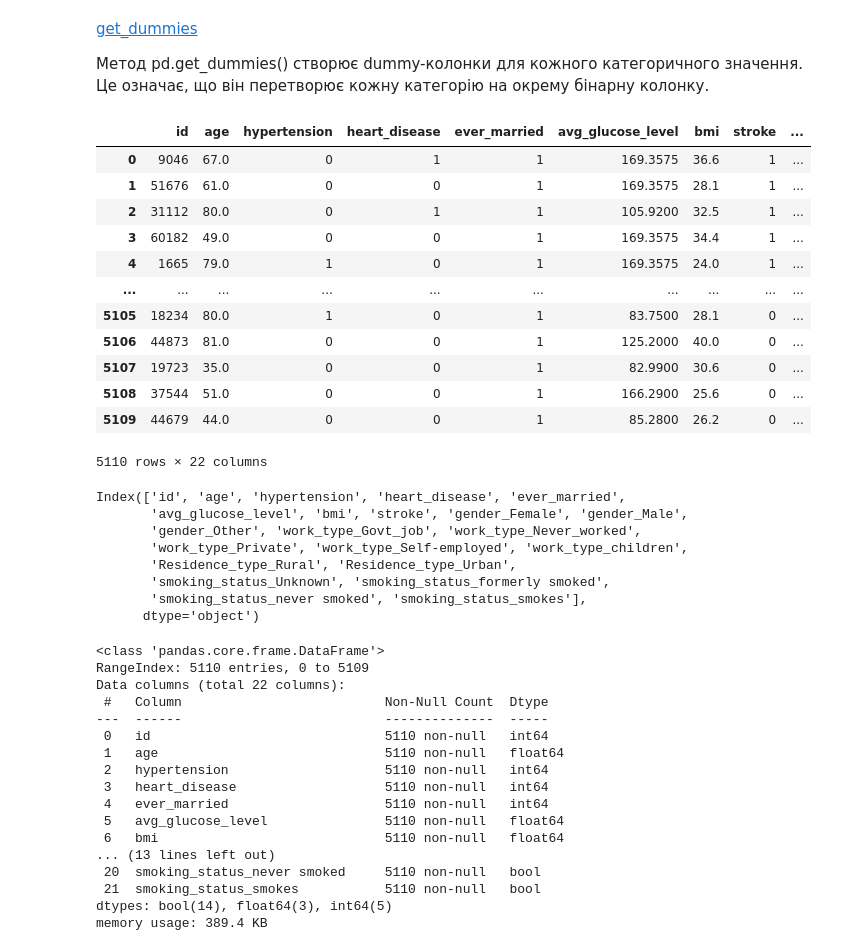
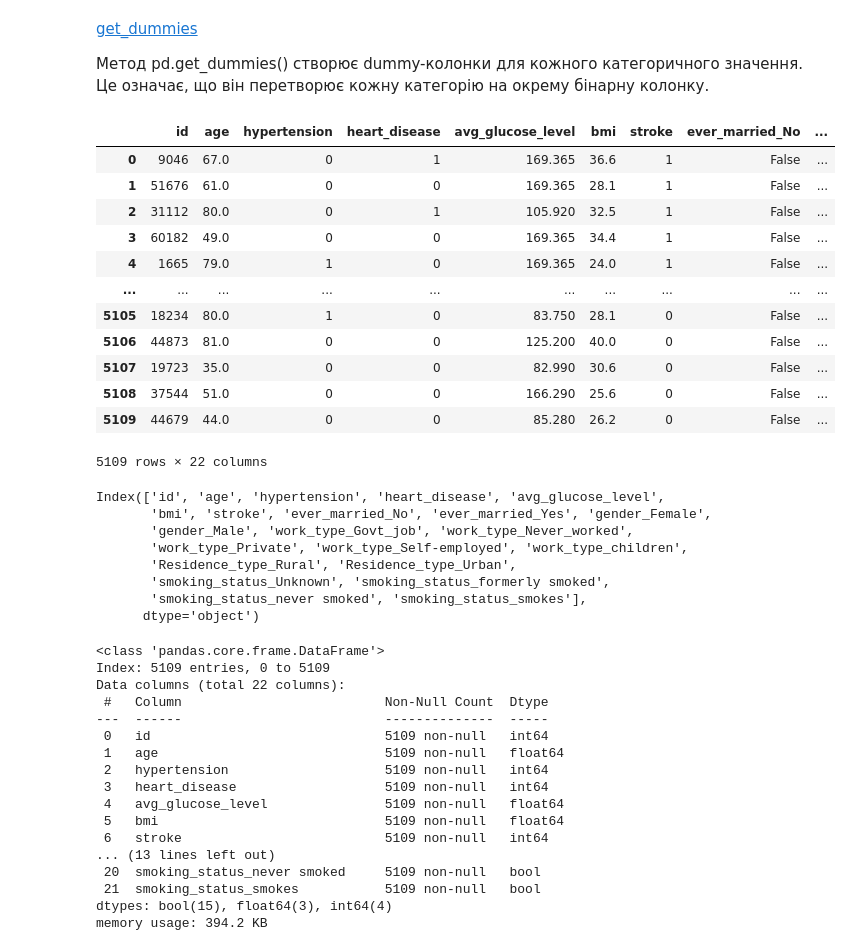
Before and after one commit to MariiaSam/Stroke-Prediction, a Jupyter notebook: Stroke_Prediction.ipynb, the cells around one changed output. Cells and saved outputs as stored; diff of their text form; code cells hidden in the pictures.

```diff
--- a/Stroke_Prediction.ipynb
+++ b/Stroke_Prediction.ipynb
@@ -144,3 +145,7 @@ Feature ever_married has 2 labels
 Feature work_type has 5 labels
 Feature Residence_type has 2 labels
 Feature smoking_status has 4 labels
+# %%
+df = df[df['gender'] != 'Other']
+
+df
@@ -311,7 +393,3 @@ df[categorical].head()
 | 2 | Male | Yes | Private | Rural | never smoked |
 | 3 | Female | Yes | Private | Urban | smokes |
 | 4 | Female | Yes | Self-employed | Rural | never smoked |
-# %%
-df['ever_married'] = df['ever_married'].map({'Yes': 1, 'No': 0})
-
-print(df)
@@ -338,29 +398,29 @@ print(df)
 
 Метод pd.get_dummies() створює dummy-колонки для кожного категоричного значення. Це означає, що він перетворює кожну категорію на окрему бінарну колонку.
 # %%
-df = pd.get_dummies(df, columns=['gender', 'work_type', 'Residence_type', 'smoking_status'])
+df = pd.get_dummies(df, columns=['ever_married', 'gender', 'work_type', 'Residence_type', 'smoking_status'])
 
 df
 # %% [output]
-|  | id | age | hypertension | heart_disease | ever_married | avg_glucose_level | bmi | stroke | ... |
-| 0 | 9046 | 67.0 | 0 | 1 | 1 | 169.3575 | 36.6 | 1 | ... |
-| 1 | 51676 | 61.0 | 0 | 0 | 1 | 169.3575 | 28.1 | 1 | ... |
-| 2 | 31112 | 80.0 | 0 | 1 | 1 | 105.9200 | 32.5 | 1 | ... |
-| 3 | 60182 | 49.0 | 0 | 0 | 1 | 169.3575 | 34.4 | 1 | ... |
-| 4 | 1665 | 79.0 | 1 | 0 | 1 | 169.3575 | 24.0 | 1 | ... |
+|  | id | age | hypertension | heart_disease | avg_glucose_level | bmi | stroke | ever_married_No | ... |
+| 0 | 9046 | 67.0 | 0 | 1 | 169.365 | 36.6 | 1 | False | ... |
+| 1 | 51676 | 61.0 | 0 | 0 | 169.365 | 28.1 | 1 | False | ... |
+| 2 | 31112 | 80.0 | 0 | 1 | 105.920 | 32.5 | 1 | False | ... |
+| 3 | 60182 | 49.0 | 0 | 0 | 169.365 | 34.4 | 1 | False | ... |
+| 4 | 1665 | 79.0 | 1 | 0 | 169.365 | 24.0 | 1 | False | ... |
 | ... | ... | ... | ... | ... | ... | ... | ... | ... | ... |
-| 5105 | 18234 | 80.0 | 1 | 0 | 1 | 83.7500 | 28.1 | 0 | ... |
-| 5106 | 44873 | 81.0 | 0 | 0 | 1 | 125.2000 | 40.0 | 0 | ... |
-| 5107 | 19723 | 35.0 | 0 | 0 | 1 | 82.9900 | 30.6 | 0 | ... |
-| 5108 | 37544 | 51.0 | 0 | 0 | 1 | 166.2900 | 25.6 | 0 | ... |
-| 5109 | 44679 | 44.0 | 0 | 0 | 1 | 85.2800 | 26.2 | 0 | ... |
+| 5105 | 18234 | 80.0 | 1 | 0 | 83.750 | 28.1 | 0 | False | ... |
+| 5106 | 44873 | 81.0 | 0 | 0 | 125.200 | 40.0 | 0 | False | ... |
+| 5107 | 19723 | 35.0 | 0 | 0 | 82.990 | 30.6 | 0 | False | ... |
+| 5108 | 37544 | 51.0 | 0 | 0 | 166.290 | 25.6 | 0 | False | ... |
+| 5109 | 44679 | 44.0 | 0 | 0 | 85.280 | 26.2 | 0 | False | ... |
-5110 rows × 22 columns
+5109 rows × 22 columns
 # %%
  df.columns
 # %% [output]
-Index(['id', 'age', 'hypertension', 'heart_disease', 'ever_married',
-       'avg_glucose_level', 'bmi', 'stroke', 'gender_Female', 'gender_Male',
-       'gender_Other', 'work_type_Govt_job', 'work_type_Never_worked',
+Index(['id', 'age', 'hypertension', 'heart_disease', 'avg_glucose_level',
+       'bmi', 'stroke', 'ever_married_No', 'ever_married_Yes', 'gender_Female',
+       'gender_Male', 'work_type_Govt_job', 'work_type_Never_worked',
        'work_type_Private', 'work_type_Self-employed', 'work_type_children',
        'Residence_type_Rural', 'Residence_type_Urban',
        'smoking_status_Unknown', 'smoking_status_formerly smoked',
@@ -370,19 +430,19 @@ Index(['id', 'age', 'hypertension', 'heart_disease', 'ever_married',
 df.info()
 # %% [output]
 <class 'pandas.core.frame.DataFrame'>
-RangeIndex: 5110 entries, 0 to 5109
+Index: 5109 entries, 0 to 5109
 Data columns (total 22 columns):
  #   Column                          Non-Null Count  Dtype
 ---  ------                          --------------  -----
- 0   id                              5110 non-null   int64
- 1   age                             5110 non-null   float64
- 2   hypertension                    5110 non-null   int64
- 3   heart_disease                   5110 non-null   int64
- 4   ever_married                    5110 non-null   int64
- 5   avg_glucose_level               5110 non-null   float64
- 6   bmi                             5110 non-null   float64
+ 0   id                              5109 non-null   int64
+ 1   age                             5109 non-null   float64
+ 2   hypertension                    5109 non-null   int64
+ 3   heart_disease                   5109 non-null   int64
+ 4   avg_glucose_level               5109 non-null   float64
+ 5   bmi                             5109 non-null   float64
+ 6   stroke                          5109 non-null   int64
 ... (13 lines left out)
- 20  smoking_status_never smoked     5110 non-null   bool
- 21  smoking_status_smokes           5110 non-null   bool
-dtypes: bool(14), float64(3), int64(5)
-memory usage: 389.4 KB
+ 20  smoking_status_never smoked     5109 non-null   bool
+ 21  smoking_status_smokes           5109 non-null   bool
+dtypes: bool(15), float64(3), int64(4)
+memory usage: 394.2 KB
```
Also changed, not shown: parts of 19 cells of this notebook.
